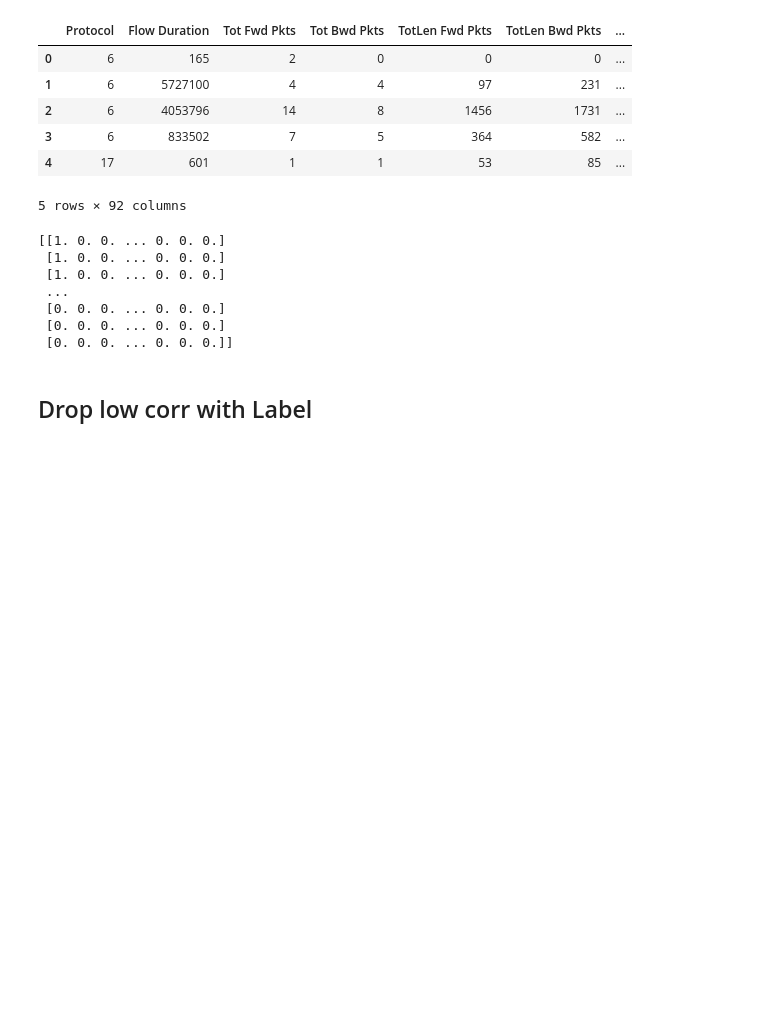
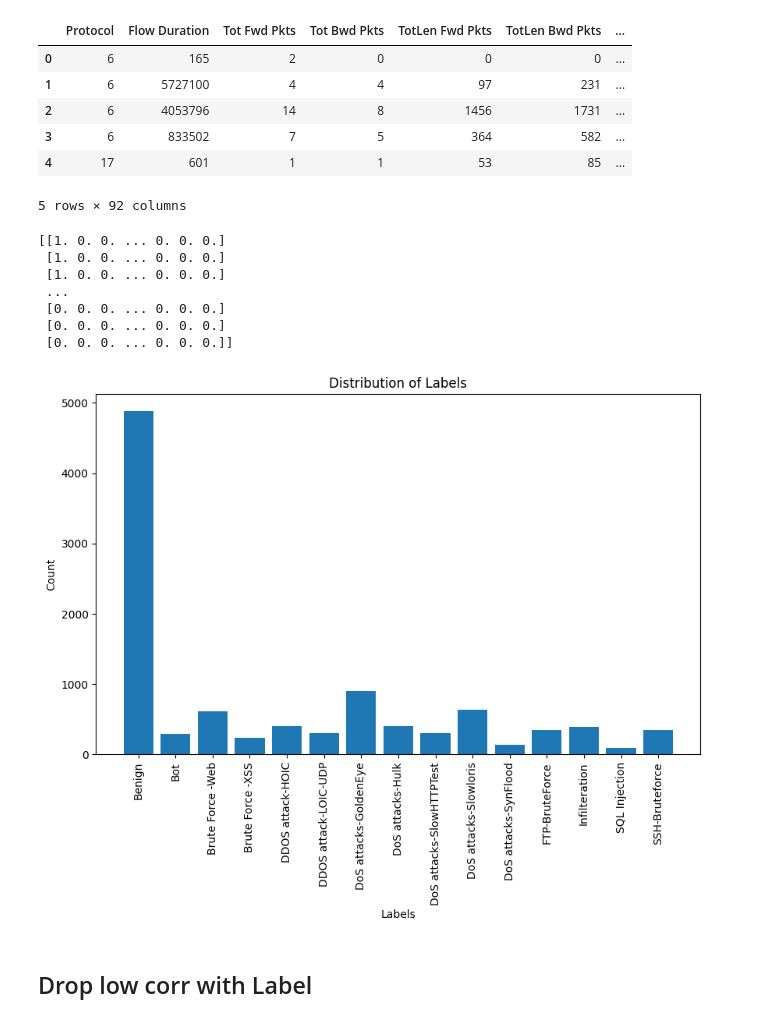
Before and after one commit to ductaingn/Network-Intrusion-Detection-System, a Jupyter notebook: server/network-dnn-2.ipynb, the cells around one changed output. Drawn from its saved outputs; the diff is of its cells as text; code cells hidden in the pictures; blank space fills up the shorter version.

```diff
--- a/server/network-dnn-2.ipynb
+++ b/server/network-dnn-2.ipynb
@@ -148,6 +151,20 @@ print(labels_onehot)
  [0. 0. 0. ... 0. 0. 0.]
  [0. 0. 0. ... 0. 0. 0.]
  [0. 0. 0. ... 0. 0. 0.]]
+# %%
+# Sum the one-hot encoded labels along the rows to get the count of each label
+label_counts = labels_onehot.sum(axis=0)
+
+# Plot the histogram
+plt.figure(figsize=(10, 6))
+plt.bar(ohe.categories_[0], label_counts)
+plt.xlabel('Labels')
+plt.ylabel('Count')
+plt.title('Distribution of Labels')
+plt.xticks(rotation=90)
+plt.show()
+# %% [output]
+[figure, added]
 # %% [markdown]
 ## Drop low corr with Label
 # %%
```
Also changed, not shown: parts of 13 cells of this notebook, 3 other files.
